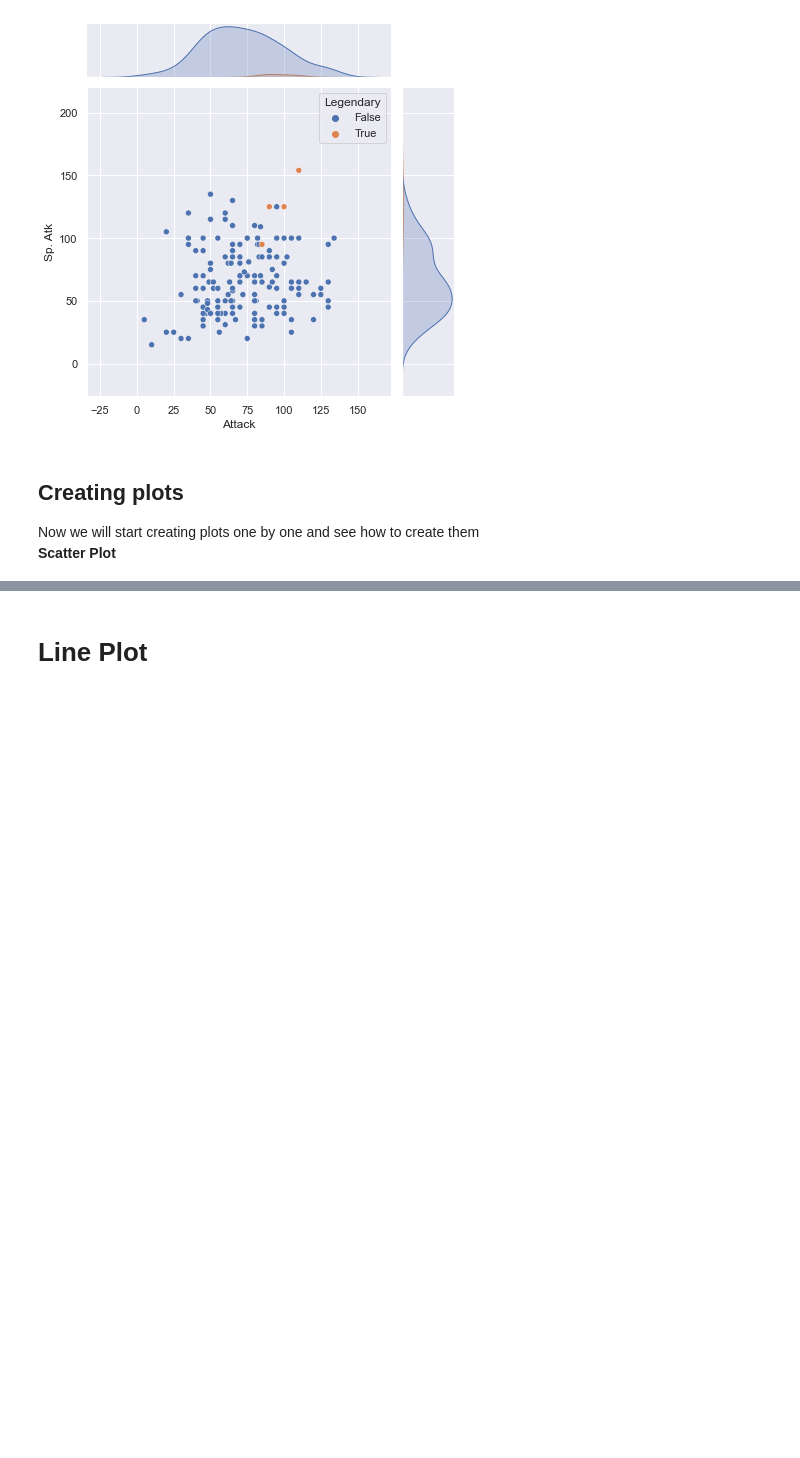
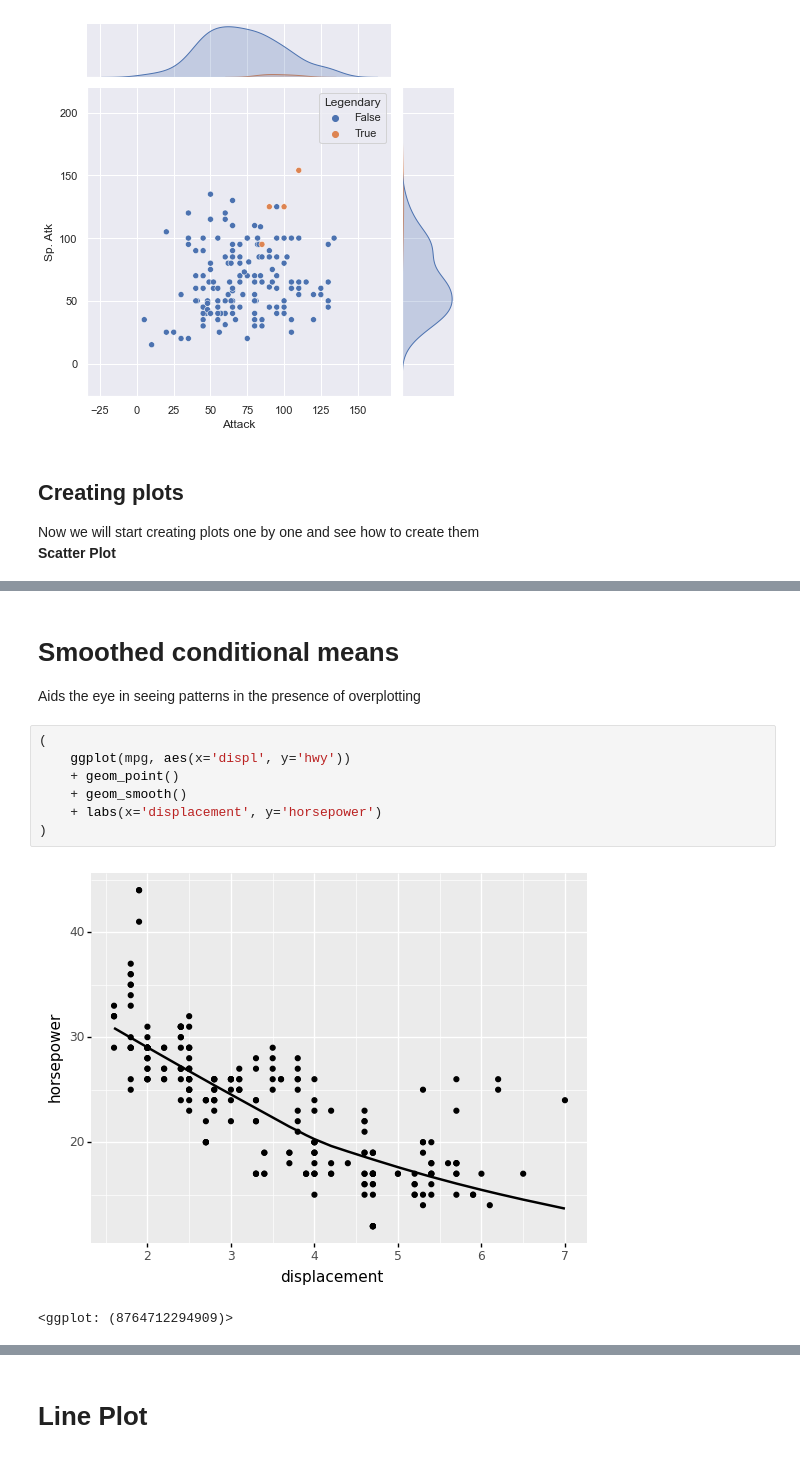
Before and after one commit to okara83/Visualization-Examples-and-Tutorials, a Jupyter notebook: seaborn-plotnine-viz-tutorial.ipynb, the cells around one changed output, grey strips where cells are left out. Drawn from its saved outputs; the diff is of its cells as text; blank space fills up the shorter version.

```diff
--- a/seaborn-plotnine-viz-tutorial.ipynb
+++ b/seaborn-plotnine-viz-tutorial.ipynb
@@ -511,0 +523,13 @@ Now we will start creating plots one by one and see how to create them<br>
+# %% [markdown]
+# Smoothed conditional means
+Aids the eye in seeing patterns in the presence of overplotting
+# %%
+(
+    ggplot(mpg, aes(x='displ', y='hwy'))
+    + geom_point()
+    + geom_smooth()
+    + labs(x='displacement', y='horsepower')
+)
+# %% [output]
+[figure, added]
+<ggplot: (8764712294909)>
```
Also changed, not shown: parts of 26 cells of this notebook.
